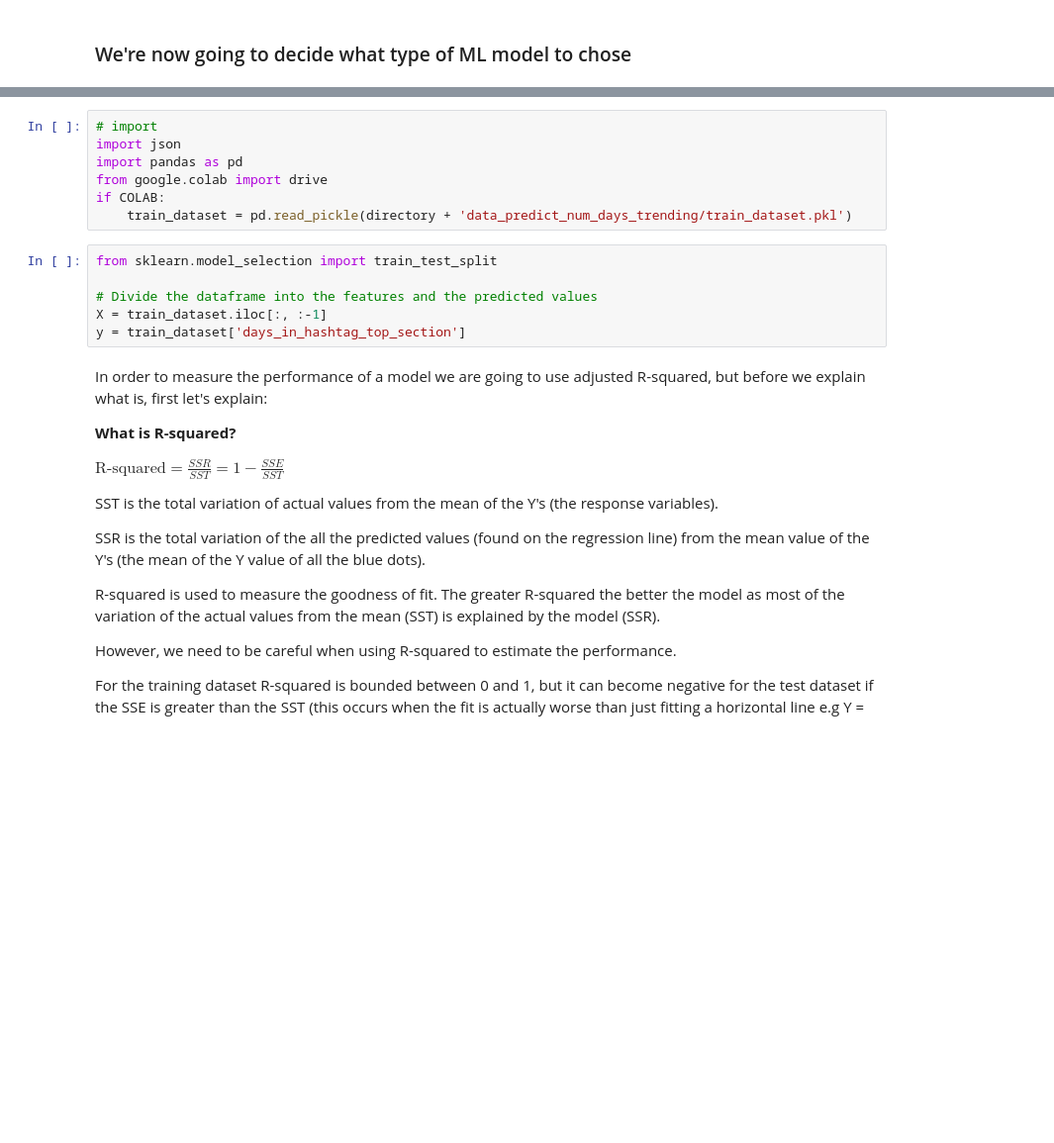
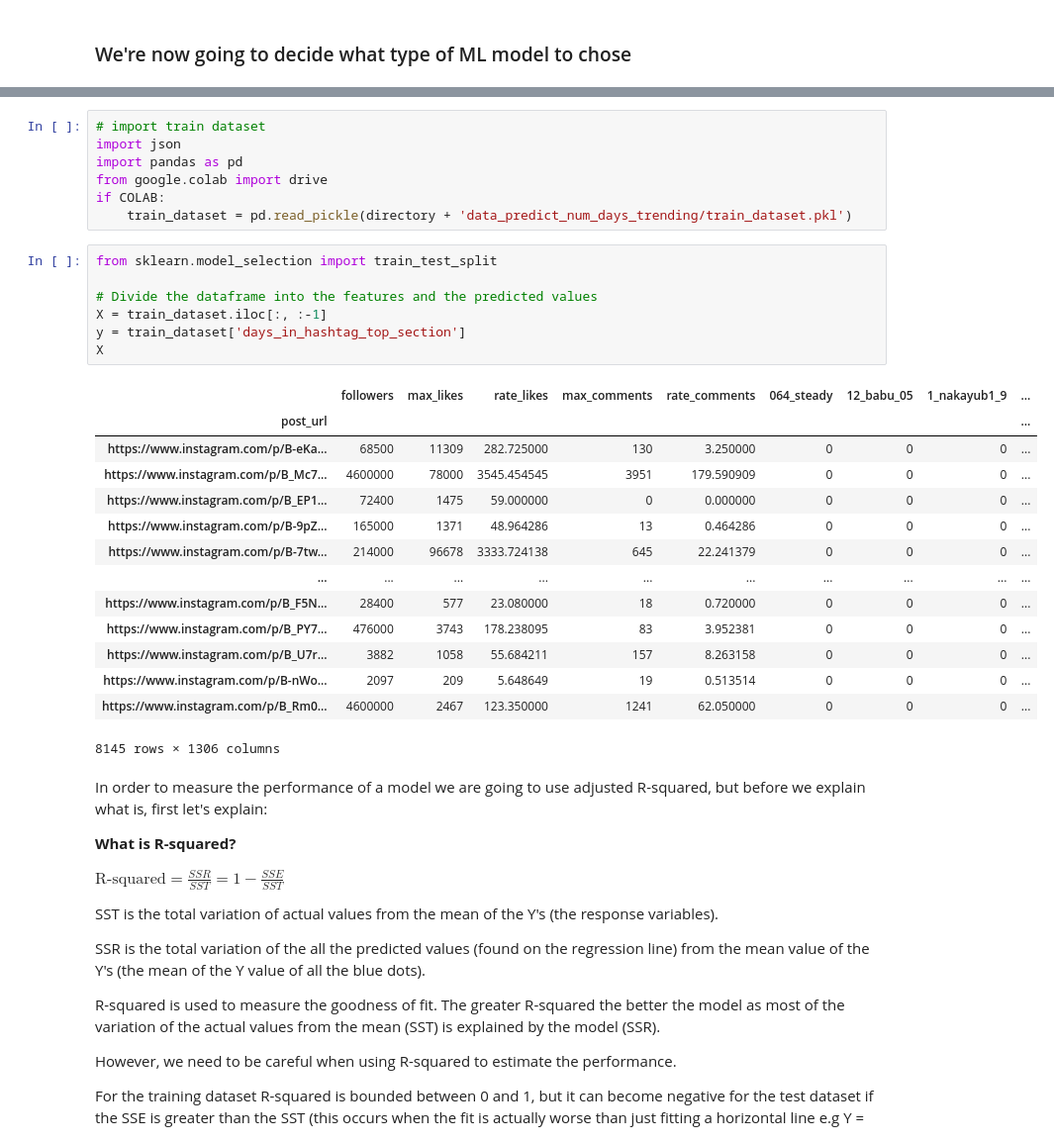
Before and after one commit to lavinama/modelling_social_data, a Jupyter notebook: predict_num_days_trending.ipynb, the cells around one changed output, grey strips where cells are left out. Shown at 99% size. Drawn from its saved outputs; the diff is of its cells as text; blank space fills up the shorter version.

```diff
--- a/predict_num_days_trending.ipynb
+++ b/predict_num_days_trending.ipynb
@@ -296,5 +211,5 @@ Drive already mounted at /content/drive; to attempt to forcibly remount, call dr
 # %%
-# import
+# import train dataset
 import json
 import pandas as pd
 from google.colab import drive
@@ -303,9 +218,25 @@ if COLAB:
 # %%
 from sklearn.model_selection import train_test_split
 
 # Divide the dataframe into the features and the predicted values
 X = train_dataset.iloc[:, :-1]
 y = train_dataset['days_in_hashtag_top_section']
+X
+# %% [output]
+|  | followers | max_likes | rate_likes | max_comments | rate_comments | 064_steady | 12_babu_05 | 1_nakayub1_9 | ... |
+| post_url |  |  |  |  |  |  |  |  | ... |
+| https://www.instagram.com/p/B-eKa... | 68500 | 11309 | 282.725000 | 130 | 3.250000 | 0 | 0 | 0 | ... |
+| https://www.instagram.com/p/B_Mc7... | 4600000 | 78000 | 3545.454545 | 3951 | 179.590909 | 0 | 0 | 0 | ... |
+| https://www.instagram.com/p/B_EP1... | 72400 | 1475 | 59.000000 | 0 | 0.000000 | 0 | 0 | 0 | ... |
+| https://www.instagram.com/p/B-9pZ... | 165000 | 1371 | 48.964286 | 13 | 0.464286 | 0 | 0 | 0 | ... |
+| https://www.instagram.com/p/B-7tw... | 214000 | 96678 | 3333.724138 | 645 | 22.241379 | 0 | 0 | 0 | ... |
+| ... | ... | ... | ... | ... | ... | ... | ... | ... | ... |
+| https://www.instagram.com/p/B_F5N... | 28400 | 577 | 23.080000 | 18 | 0.720000 | 0 | 0 | 0 | ... |
+| https://www.instagram.com/p/B_PY7... | 476000 | 3743 | 178.238095 | 83 | 3.952381 | 0 | 0 | 0 | ... |
+| https://www.instagram.com/p/B_U7r... | 3882 | 1058 | 55.684211 | 157 | 8.263158 | 0 | 0 | 0 | ... |
+| https://www.instagram.com/p/B-nWo... | 2097 | 209 | 5.648649 | 19 | 0.513514 | 0 | 0 | 0 | ... |
+| https://www.instagram.com/p/B_Rm0... | 4600000 | 2467 | 123.350000 | 1241 | 62.050000 | 0 | 0 | 0 | ... |
+8145 rows × 1306 columns
 # %% [markdown]
 In order to measure the performance of a model we are going to use adjusted R-squared, but before we explain what is, first let's explain:
 
```
Also changed, not shown: parts of 59 cells of this notebook, 11 other files.
